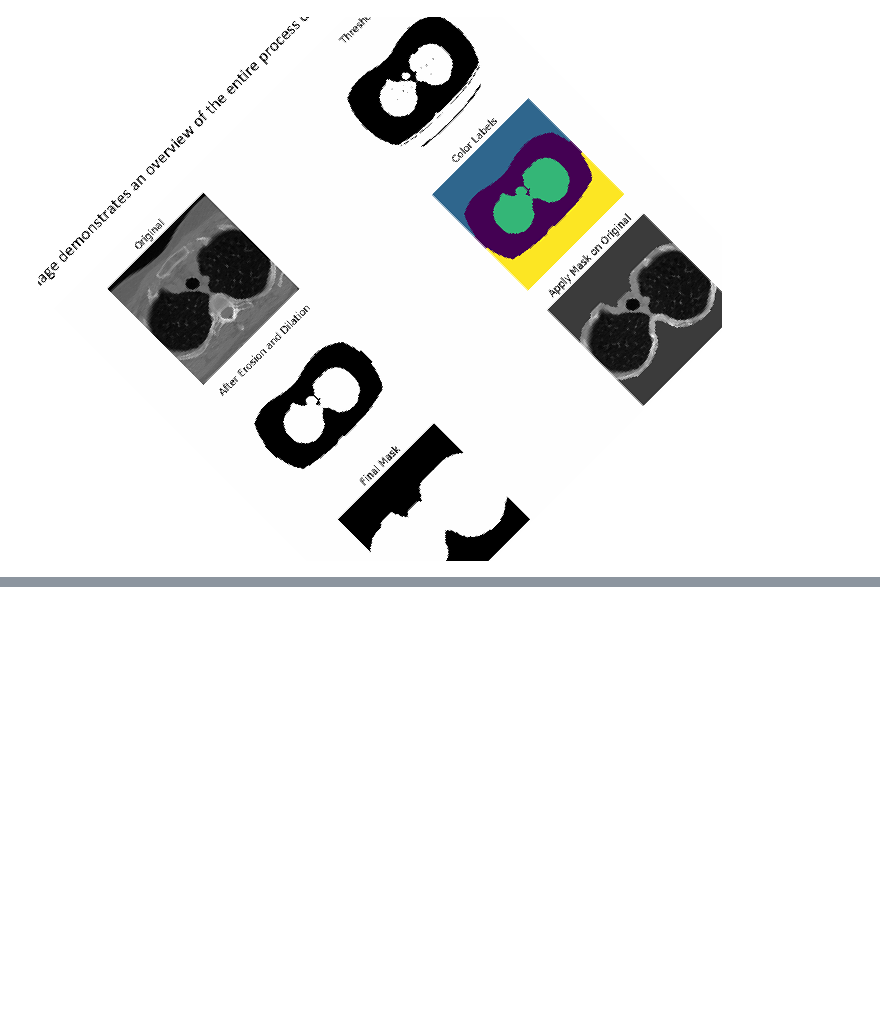
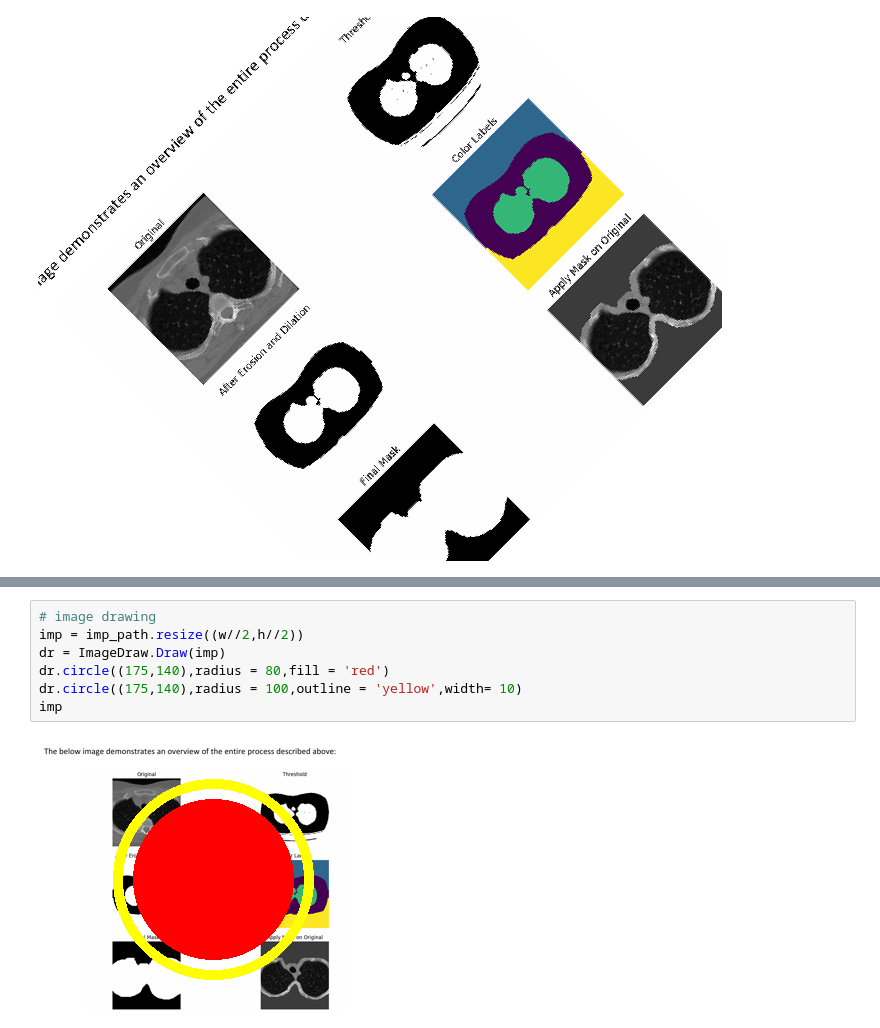
Before and after one commit to avichal077/python-data-science, a Jupyter notebook: img_pro.ipynb, the cells around one changed output, grey strips where cells are left out. Drawn from its saved outputs; the diff is of its cells as text; blank space fills up the shorter version.

```diff
--- a/img_pro.ipynb
+++ b/img_pro.ipynb
@@ -53,0 +78,9 @@ imp_path.rotate(45,fillcolor='white')
+# %%
+# image drawing
+imp = imp_path.resize((w//2,h//2))
+dr = ImageDraw.Draw(imp)
+dr.circle((175,140),radius = 80,fill = 'red')
+dr.circle((175,140),radius = 100,outline = 'yellow',width= 10)
+imp
+# %% [output]
+[figure, added]
```
Also changed, not shown: parts of 9 cells of this notebook, 13 other files.
